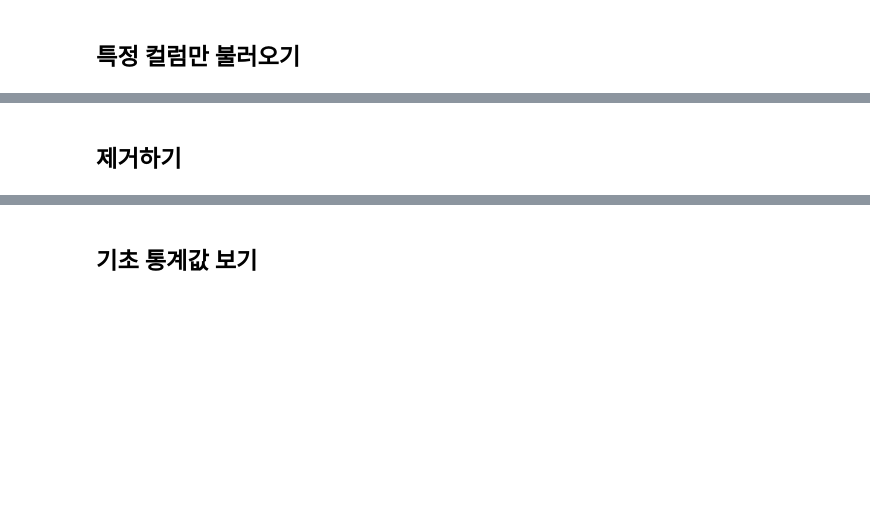
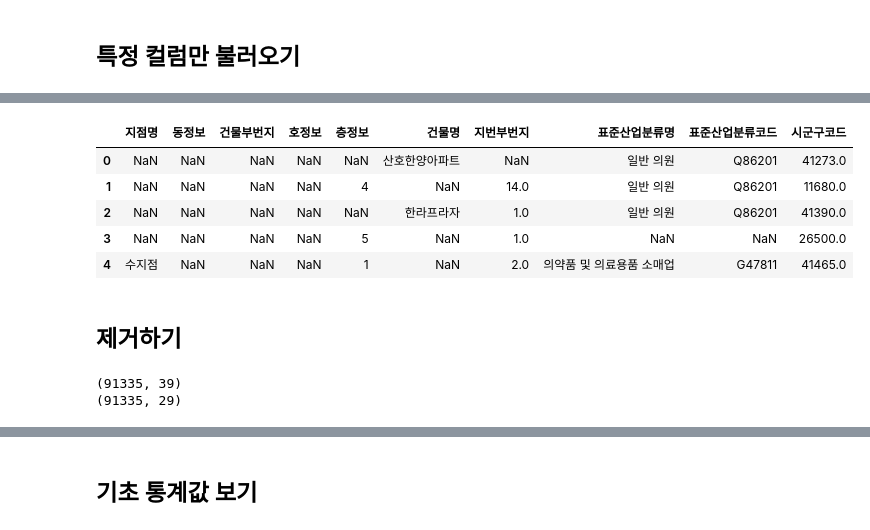
Before and after one commit to kinwa5/-9-16, a Jupyter notebook: open-data-analysis-input.ipynb, the cells around one changed output, grey strips where cells are left out. Cells and saved outputs as stored; diff of their text form; code cells hidden in the pictures; blank space fills up the shorter version.

```diff
--- a/open-data-analysis-input.ipynb
+++ b/open-data-analysis-input.ipynb
@@ -169,3 +195,5 @@ dtype: int64
 # %%
 # 위에서 계산한 결측치 수를 reset_index 를 통해 데이터프레임으로 만들어 줍니다.
 # df_null_count 변수에 결과를 담아서 head 로 미리보기를 합니다.
+df_null_count = null_count.reset_index()
+df_null_count.head()
@@ -173,3 +208,5 @@ dtype: int64
 ## 컬럼명 변경하기
 # %%
 # df_null_count 변수에 담겨있는 컬럼의 이름을 "컬럼명", "결측치수"로 변경해 줍니다.
+df_null_count.columns = ["컬럼명", "결측치수"]
+df_null_count.head()
@@ -178,3 +222,5 @@ dtype: int64
 # %%
 # df_null_count 데이터프레임에 있는 결측치수 컬럼을 sort_values 를 통해 정렬해서
 # 결측치가 많은 순으로 상위 10개만 출력합니다.
+df_null_count_top = df_null_count.sort_values(by="결측치수", ascending=False).head(10)
+df_null_count_top
@@ -185,2 +252,4 @@ dtype: int64
 # %%
 # "컬럼명" 이라는 컬럼의 값만 가져와서 drop_columns 라는 변수에 담습니다.
+drop_columns = df_null_count_top["컬럼명"].tolist()
+drop_columns
@@ -187,4 +267,19 @@ dtype: int64
 # %%
 # drop_columns 변수로 해당 컬럼 정보만 데이터프레임에서 가져옵니다.
+df[drop_columns].head()
+# %% [output]
+|  | 지점명 | 동정보 | 건물부번지 | 호정보 | 층정보 | 건물명 | 지번부번지 | 표준산업분류명 | 표준산업분류코드 | 시군구코드 |
+| 0 | NaN | NaN | NaN | NaN | NaN | 산호한양아파트 | NaN | 일반 의원 | Q86201 | 41273.0 |
+| 1 | NaN | NaN | NaN | NaN | 4 | NaN | 14.0 | 일반 의원 | Q86201 | 11680.0 |
+| 2 | NaN | NaN | NaN | NaN | NaN | 한라프라자 | 1.0 | 일반 의원 | Q86201 | 41390.0 |
+| 3 | NaN | NaN | NaN | NaN | 5 | NaN | 1.0 | NaN | NaN | 26500.0 |
+| 4 | 수지점 | NaN | NaN | NaN | 1 | NaN | 2.0 | 의약품 및 의료용품 소매업 | G47811 | 41465.0 |
 # %% [markdown]
 ## 제거하기
+# %%
+print(df.shape)
+df = df.drop(drop_columns, axis=1)
+print(df.shape)
+# %% [output]
+(91335, 39)
+(91335, 29)
```
Also changed, not shown: parts of 14 cells of this notebook.
